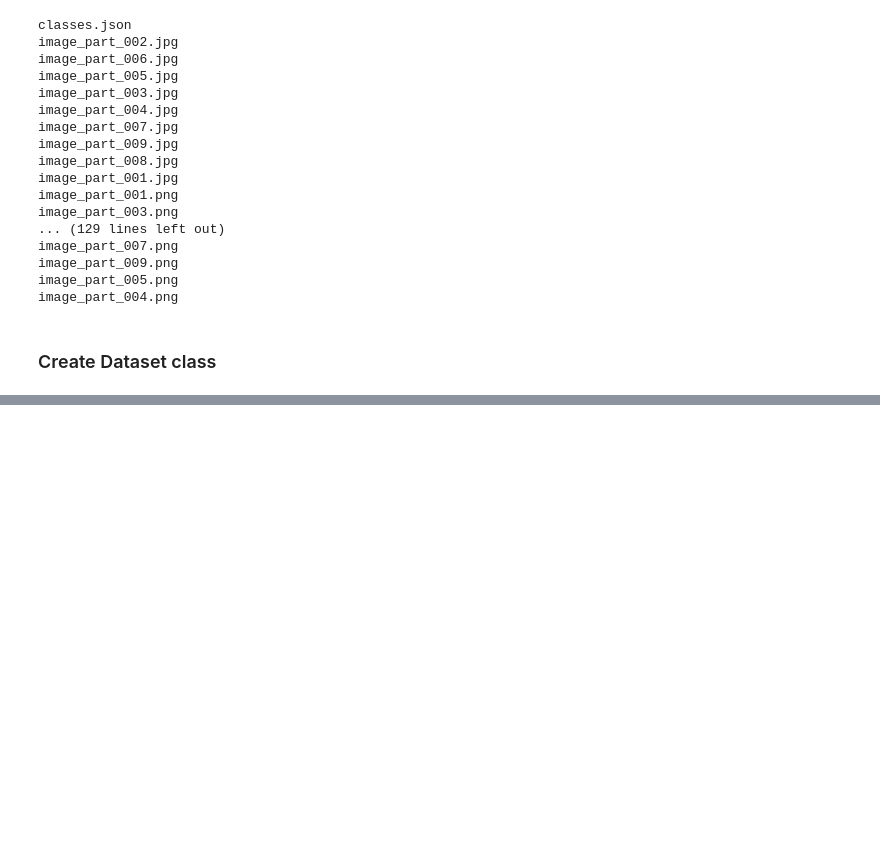
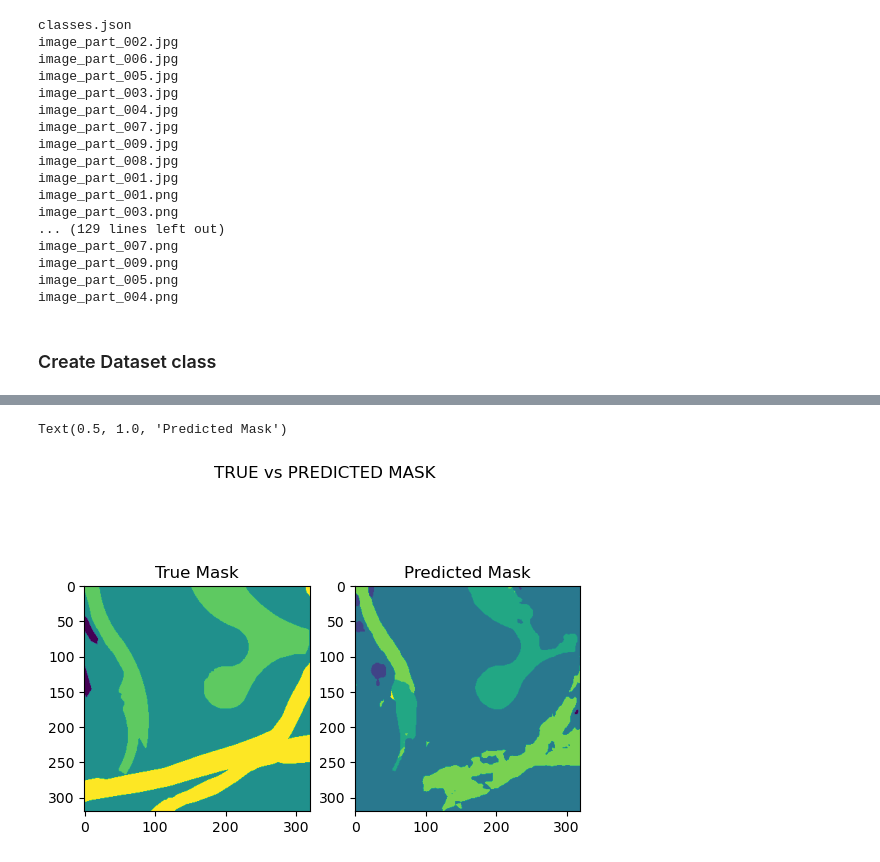
Before and after one commit to mridul3301/Segmantic-Segmentation, a Jupyter notebook: segmantic-segmentation-i.ipynb, the cells around one changed output, grey strips where cells are left out. Drawn from its saved outputs; the diff is of its cells as text; code cells hidden in the pictures; blank space fills up the shorter version.

```diff
--- a/segmantic-segmentation-i.ipynb
+++ b/segmantic-segmentation-i.ipynb
@@ -207,0 +463,21 @@ train_ds[0]
+# %%
+# predict
+with torch.no_grad():
+    image_test = image_test.float().to(DEVICE)
+    output = model(image_test)
+# %%
+output_cpu = output.cpu().squeeze().numpy()
+# %%
+output_cpu = output_cpu.transpose((1, 2, 0))
+# %%
+output_cpu = output_cpu.argmax(axis = 2)
+# %%
+fig, ax = plt.subplots(nrows = 1, ncols = 2)
+fig.suptitle('TRUE vs PREDICTED MASK')
+ax[0].imshow(mask[0, :, :])
+ax[1].imshow(output_cpu)
+ax[0].set_title("True Mask")
+ax[1].set_title("Predicted Mask")
+# %% [output]
+Text(0.5, 1.0, 'Predicted Mask')
+[figure, added]
```
Also changed, not shown: parts of 45 cells of this notebook.
